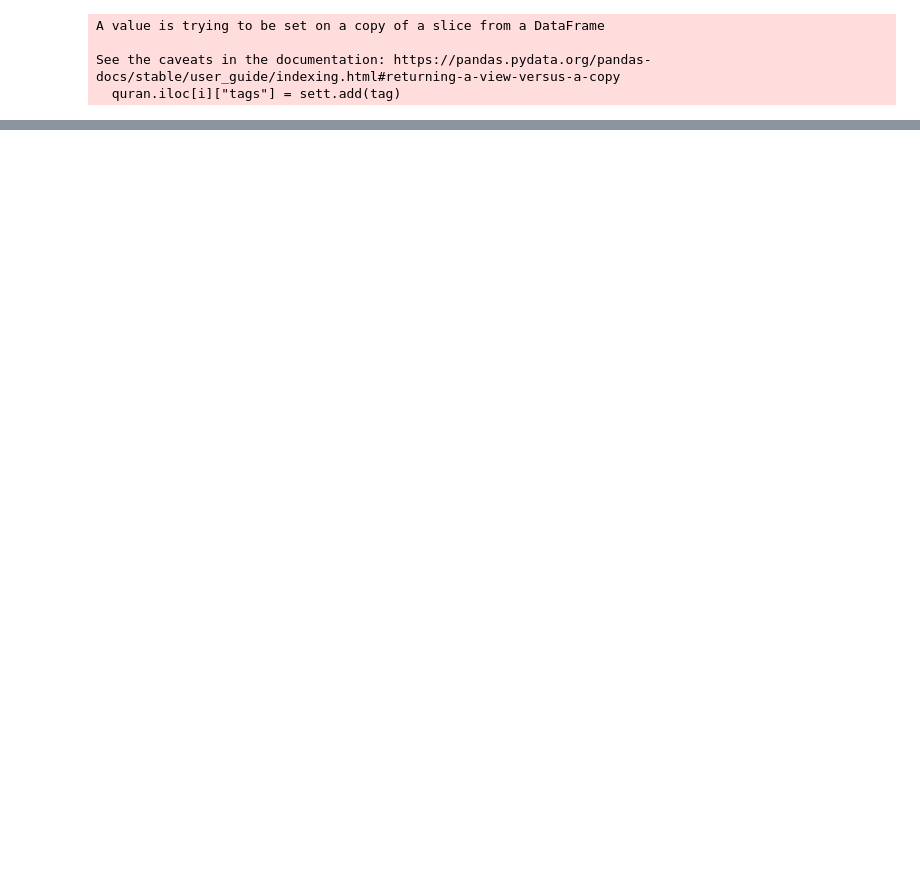
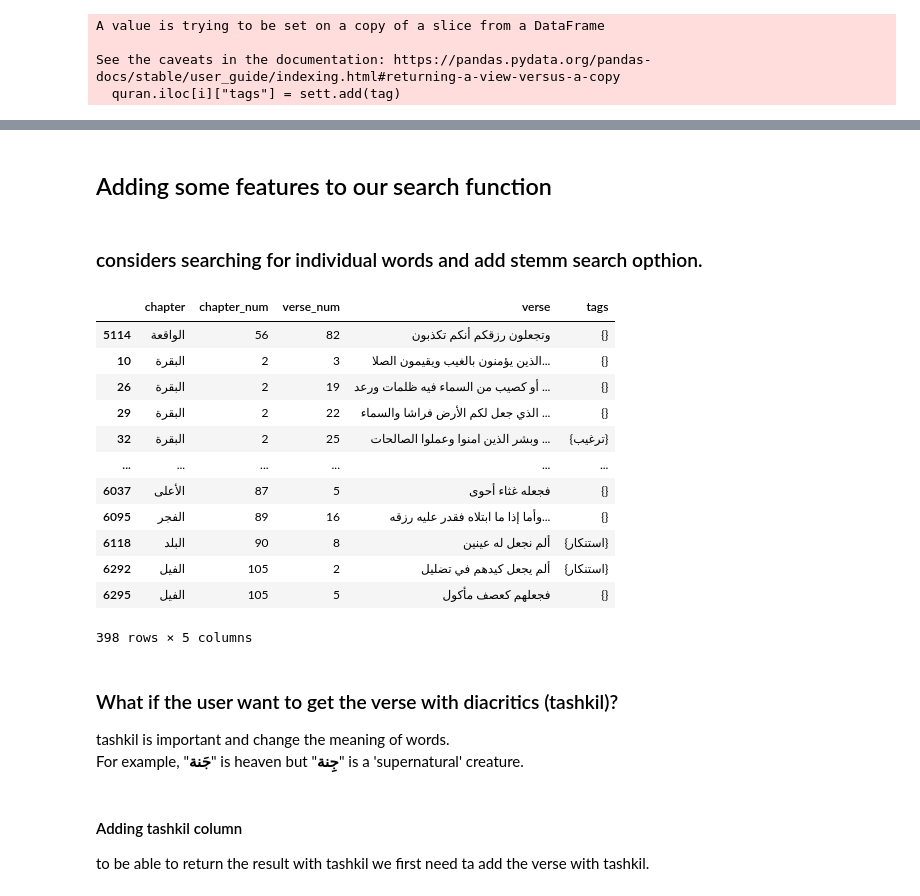
Before and after one commit to Saleh-Alabbas/search_engine_on_the_Quran, a Jupyter notebook: python/search_engine.ipynb, the cells around one changed output, grey strips where cells are left out. Drawn from its saved outputs; the diff is of its cells as text; code cells hidden in the pictures; blank space fills up the shorter version.

```diff
--- a/python/search_engine.ipynb
+++ b/python/search_engine.ipynb
@@ -8,7 +13,7 @@ from farasa.stemmer import FarasaStemmer
 pd.set_option('max_colwidth',150)
 
 # reading the quran
-quran = pd.read_csv("../data/quran_A_stemmed.csv",index_col=0)
+quran= pd.read_pickle("../pickle/quran_A_stemmed.pkl")
 
 # defining stemmer
 stemmer = FarasaStemmer()
@@ -16,7 +21,9 @@ stemmer = FarasaStemmer()
 # length column is used in the EDA, but it is not important here.
 quran.drop(columns="length", inplace=True)
 # %%
-n = """1- الفاتحة	2- البقرة	3- آل عمران
+# getting chapters' names.
+
+n = """1-الفاتحة	2- البقرة	3- آل عمران
 4- النساء	5- المائدة	6- الأنعام
 7- الأعراف	8- الأنفال	9- التوبة
 10- يونس	11- هود	12- يوسف
@@ -55,9 +62,16 @@ n = """1- الفاتحة	2- البقرة	3- آل عمران
 109- الكافرون	110- النصر	111- المسد
 112- الإخلاص	113- الفلق	114- الناس"""
 
-# n = re.sub("[0-9]","",n)
-# n = re.sub("[-]","",n)
+# extracting chapters' names
+n = re.sub("[0-9]","",n)
+n = re.sub("[-]","",n)
 n = re.sub("[\t\n]",",",n)
 n = re.sub(", ",",",n)
 chap_names=n.split(sep=",")
-chap_names
+
+# zipping the number of a chapter with the name of a chapter.
+chap_dict = dict(zip(quran.chapter_num.unique(),chap_names))
+
+# adding acolumn for chapters' names
+quran["chapter"]=quran.chapter_num.map(chap_dict)
+quran= quran[["chapter","chapter_num","verse_num", "verse","stemmed"]]
@@ -329,0 +379,4 @@ See the caveats in the documentation: https://pandas.pydata.org/pandas-docs/stab
+# %% [markdown]
+## Adding some features to our search function
+# %% [markdown]
+### considers searching for individual words and add stemm search opthion.
@@ -329,0 +464,25 @@ See the caveats in the documentation: https://pandas.pydata.org/pandas-docs/stab
+# %%
+search1(quran,"يجعلون رزقهم", stem= True)
+# here appears the strength of stemming,
+# we got this first verse up here because its stemmed version contains the stemmed_text.
+# %% [output]
+|  | chapter | chapter_num | verse_num | verse | tags |
+| 5114 | الواقعة | 56 | 82 | وتجعلون رزقكم أنكم تكذبون | {} |
+| 10 | البقرة | 2 | 3 | الذين يؤمنون بالغيب ويقيمون الصلا... | {} |
+| 26 | البقرة | 2 | 19 | أو كصيب من السماء فيه ظلمات ورعد ... | {} |
+| 29 | البقرة | 2 | 22 | الذي جعل لكم الأرض فراشا والسماء ... | {} |
+| 32 | البقرة | 2 | 25 | وبشر الذين امنوا وعملوا الصالحات ... | {ترغيب} |
+| ... | ... | ... | ... | ... | ... |
+| 6037 | الأعلى | 87 | 5 | فجعله غثاء أحوى | {} |
+| 6095 | الفجر | 89 | 16 | وأما إذا ما ابتلاه فقدر عليه رزقه... | {} |
+| 6118 | البلد | 90 | 8 | ألم نجعل له عينين | {استنكار} |
+| 6292 | الفيل | 105 | 2 | ألم يجعل كيدهم في تضليل | {استنكار} |
+| 6295 | الفيل | 105 | 5 | فجعلهم كعصف مأكول | {} |
+398 rows × 5 columns
+# %% [markdown]
+### What if the user want to get the verse with diacritics (tashkil)?
+tashkil is important and change the meaning of words.\
+For example, "**جَنة**" is heaven but "**جِنة**" is a 'supernatural' creature.
+# %% [markdown]
+#### Adding tashkil column
+to be able to return the result with tashkil we first need ta add the verse with tashkil.
```
Also changed, not shown: parts of 47 cells of this notebook, 12 other files.
